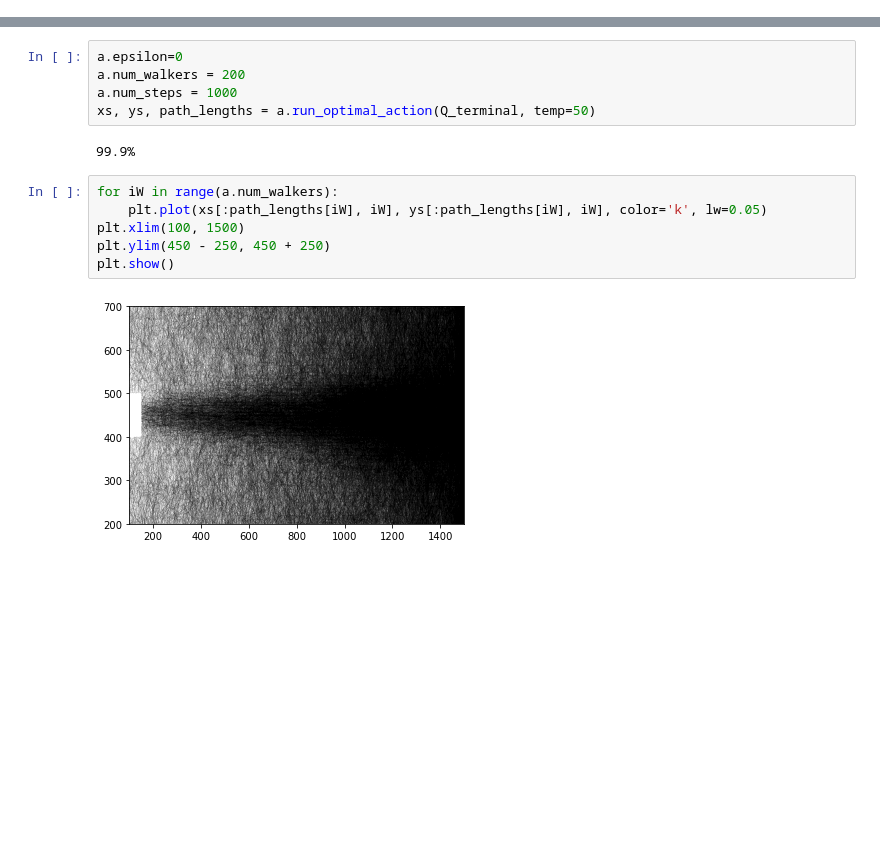
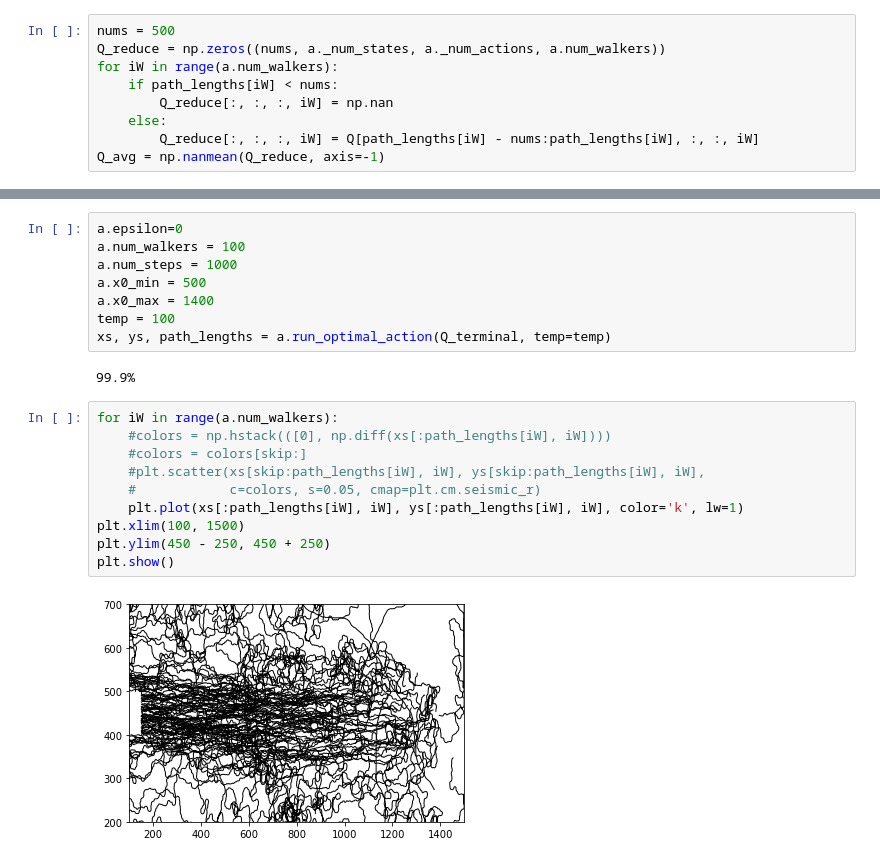
Before and after one commit to niragkadakia/odor-plume-reinforcement-learning, a Jupyter notebook: centerline.ipynb, the cells around one changed output, grey strips where cells are left out. Drawn from its saved outputs; the diff is of its cells as text; blank space fills up the shorter version.

```diff
--- a/centerline.ipynb
+++ b/centerline.ipynb
@@ -155,0 +160,9 @@ plt.show()
+# %%
+nums = 500
+Q_reduce = np.zeros((nums, a._num_states, a._num_actions, a.num_walkers))
+for iW in range(a.num_walkers):
+    if path_lengths[iW] < nums:
+        Q_reduce[:, :, :, iW] = np.nan
+    else:
+        Q_reduce[:, :, :, iW] = Q[path_lengths[iW] - nums:path_lengths[iW], :, :, iW]
+Q_avg = np.nanmean(Q_reduce, axis=-1)
@@ -156,15 +180,22 @@ plt.show()
 # %%
 a.epsilon=0
-a.num_walkers = 200
+a.num_walkers = 100
 a.num_steps = 1000
-xs, ys, path_lengths = a.run_optimal_action(Q_terminal, temp=50)
+a.x0_min = 500
+a.x0_max = 1400
+temp = 100
+xs, ys, path_lengths = a.run_optimal_action(Q_terminal, temp=temp)
 # %% [output]
 99.9%
 # %%
 for iW in range(a.num_walkers):
-    plt.plot(xs[:path_lengths[iW], iW], ys[:path_lengths[iW], iW], color='k', lw=0.05)
+    #colors = np.hstack(([0], np.diff(xs[:path_lengths[iW], iW])))
+    #colors = colors[skip:]
+    #plt.scatter(xs[skip:path_lengths[iW], iW], ys[skip:path_lengths[iW], iW],
+    #            c=colors, s=0.05, cmap=plt.cm.seismic_r)
+    plt.plot(xs[:path_lengths[iW], iW], ys[:path_lengths[iW], iW], color='k', lw=1)
 plt.xlim(100, 1500)
 plt.ylim(450 - 250, 450 + 250)
 plt.show()
 # %% [output]
-[figure, old version]
+[figure, new version]
```
Also changed, not shown: parts of 4 cells of this notebook, 2 other files.
